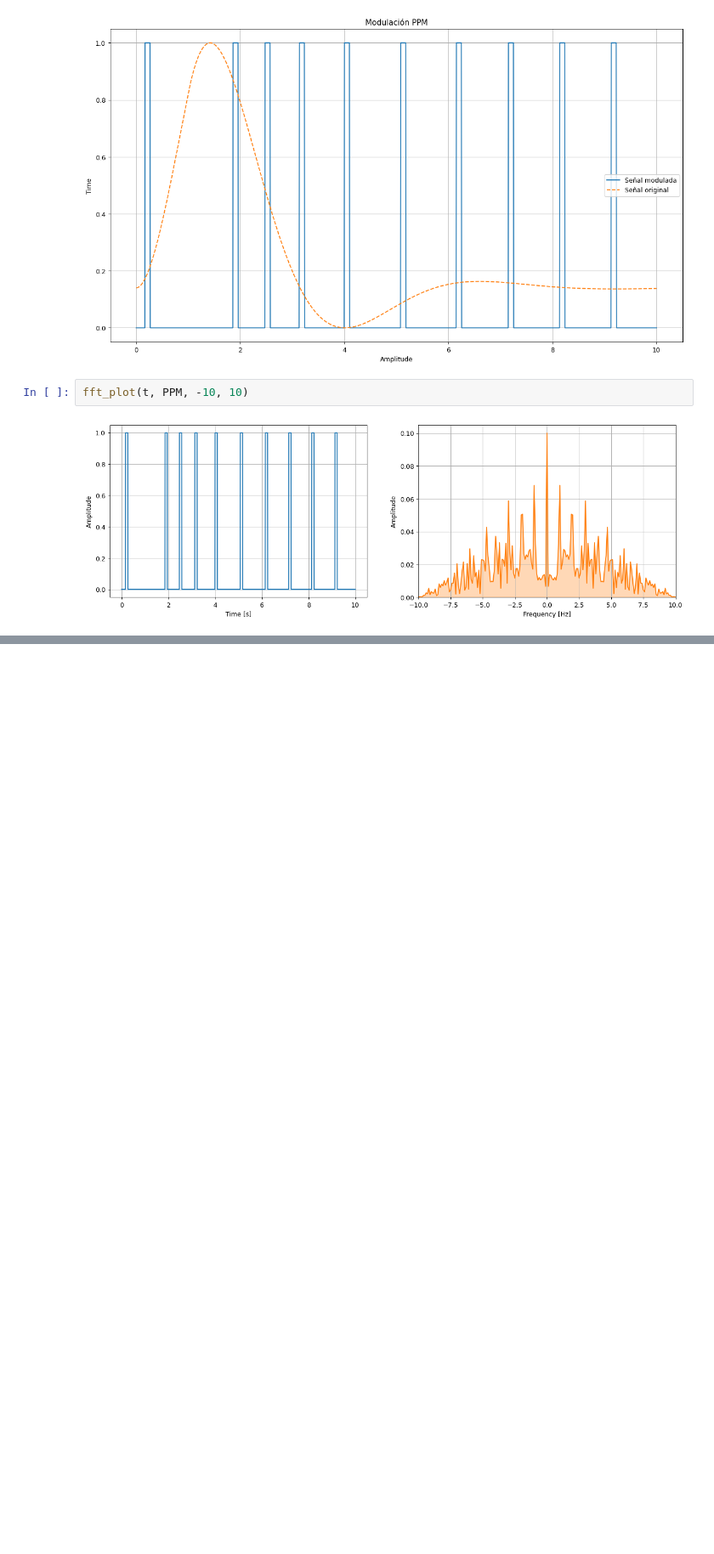
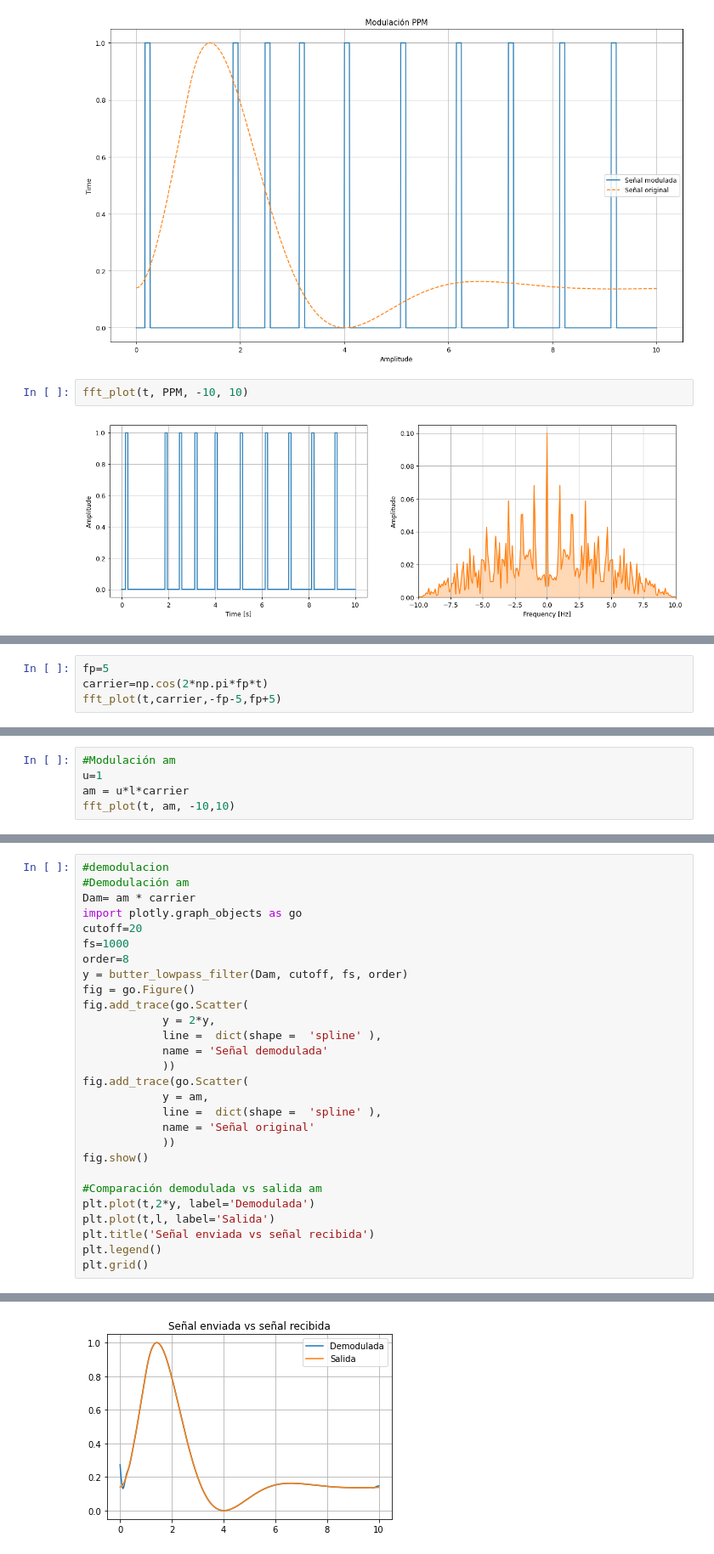
Before and after one commit to Juanchp00/Teor-a-de-se-ales, a Jupyter notebook: Taller_Teoria_(1).ipynb, the cells around one changed output, grey strips where cells are left out. Shown at 85% size. Drawn from its saved outputs; the diff is of its cells as text; blank space fills up the shorter version.

```diff
--- a/Taller_Teoria_(1).ipynb
+++ b/Taller_Teoria_(1).ipynb
@@ -634,0 +649,4 @@ fft_plot(t, PPM, -10, 10)
+# %%
+fp=5
+carrier=np.cos(2*np.pi*fp*t)
+fft_plot(t,carrier,-fp-5,fp+5)
@@ -634,0 +657,5 @@ fft_plot(t, PPM, -10, 10)
+# %%
+#Modulación am
+u=1
+am = u*l*carrier
+fft_plot(t, am, -10,10)
@@ -634,0 +664,29 @@ fft_plot(t, PPM, -10, 10)
+# %%
+#demodulacion
+#Demodulación am
+Dam= am * carrier
+import plotly.graph_objects as go
+cutoff=20
+fs=1000
+order=8
+y = butter_lowpass_filter(Dam, cutoff, fs, order)
+fig = go.Figure()
+fig.add_trace(go.Scatter(
+            y = 2*y,
+            line =  dict(shape =  'spline' ),
+            name = 'Señal demodulada'
+            ))
+fig.add_trace(go.Scatter(
+            y = am,
+            line =  dict(shape =  'spline' ),
+            name = 'Señal original'
+            ))
+fig.show()
+
+#Comparación demodulada vs salida am
+plt.plot(t,2*y, label='Demodulada')
+plt.plot(t,l, label='Salida')
+plt.title('Señal enviada vs señal recibida')
+plt.legend()
+plt.grid()
+# %% [output]
@@ -634,0 +694 @@ fft_plot(t, PPM, -10, 10)
+[figure, added]
```
Also changed, not shown: parts of 11 cells of this notebook.
